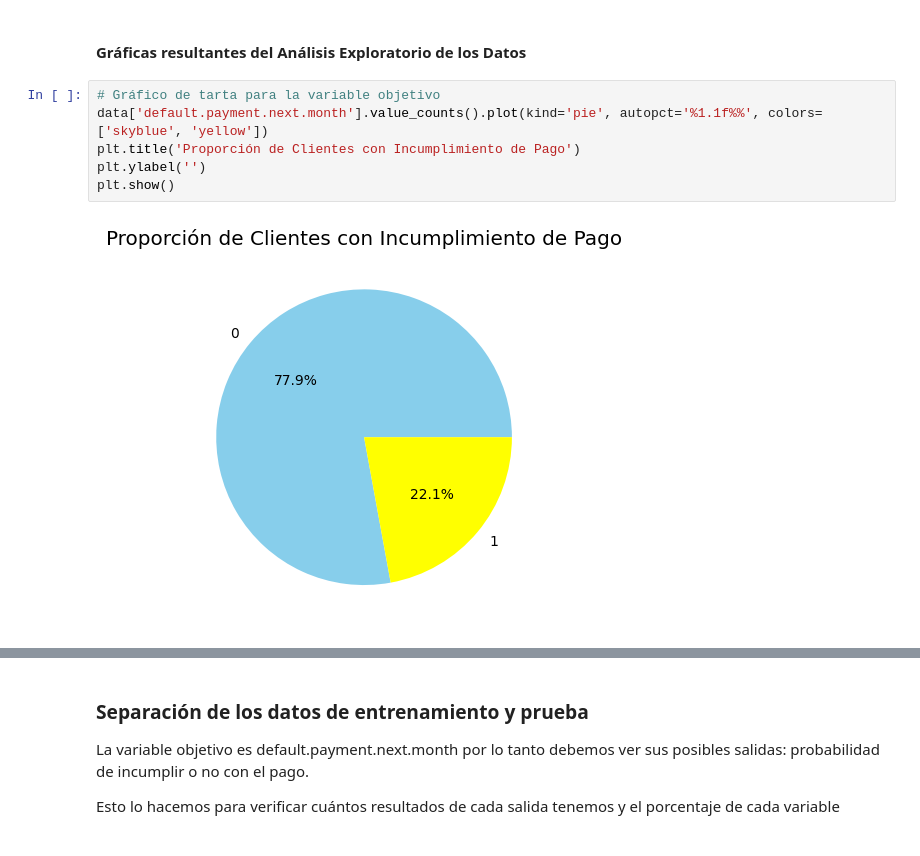
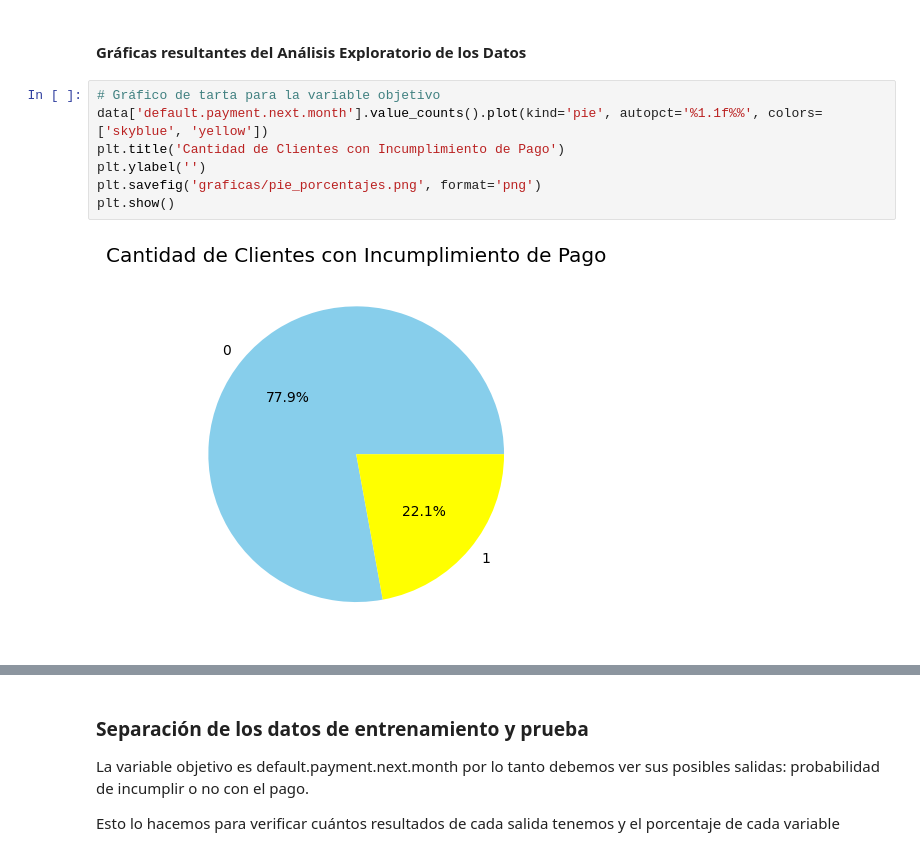
Before and after one commit to Syntth/data_project_ml, a Jupyter notebook: algoritmo_ml.ipynb, the cells around one changed output, grey strips where cells are left out. Saved outputs shown, nothing was run; the diff lists cells and outputs as text.

```diff
--- a/algoritmo_ml.ipynb
+++ b/algoritmo_ml.ipynb
@@ -105,11 +105,12 @@ dtype: int64
 # %%
 # Gráfico de tarta para la variable objetivo
 data['default.payment.next.month'].value_counts().plot(kind='pie', autopct='%1.1f%%', colors=['skyblue', 'yellow'])
-plt.title('Proporción de Clientes con Incumplimiento de Pago')
+plt.title('Cantidad de Clientes con Incumplimiento de Pago')
 plt.ylabel('')
+plt.savefig('graficas/pie_porcentajes.png', format='png')
 plt.show()
 # %% [output]
-[figure, old version]
+[figure, new version]
 # %%
 data['default.payment.next.month'].value_counts().plot(kind='bar', color=['skyblue', 'salmon'], edgecolor='black')
 plt.title('Distribución de Incumplimiento de Pago')
```
Also changed, not shown: parts of 3 cells of this notebook.
